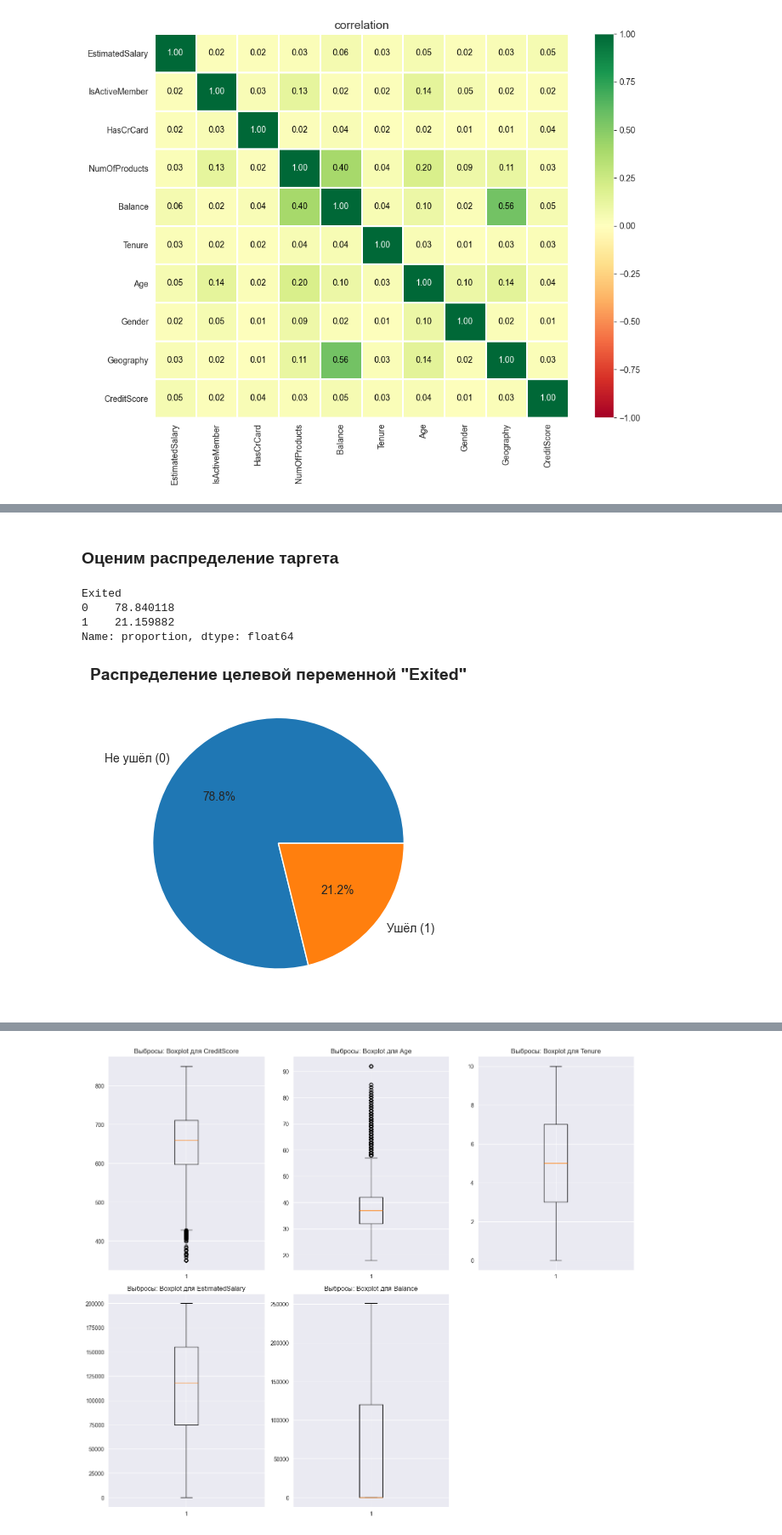
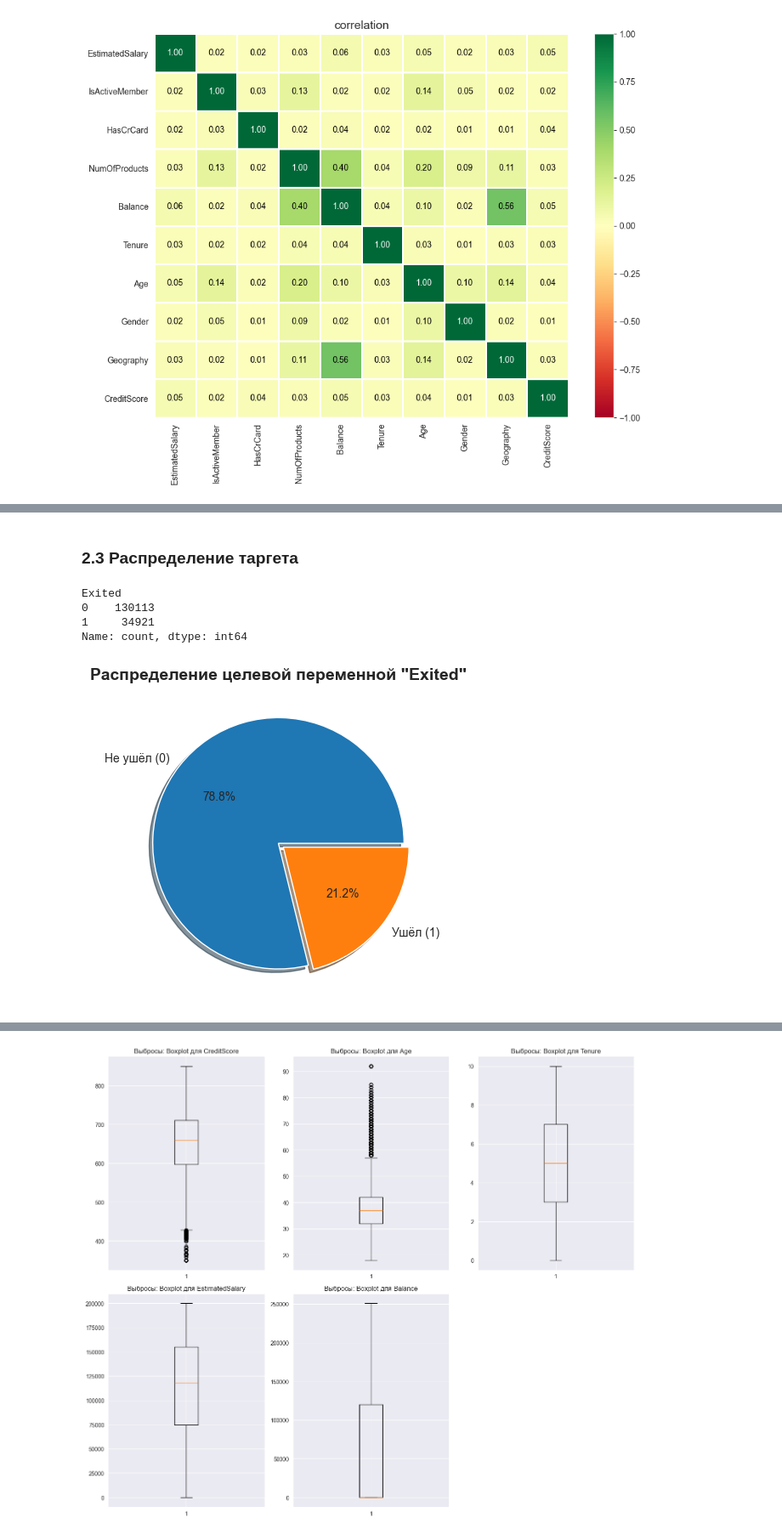
Before and after one commit to LinkiChmu/Bank_customer_churn_prediction, a Jupyter notebook: src/eda/eda.ipynb, the cells around one changed output, grey strips where cells are left out. Shown at 85% size. Drawn from its saved outputs; the diff is of its cells as text; code cells hidden in the pictures.

```diff
--- a/src/eda/eda.ipynb
+++ b/src/eda/eda.ipynb
@@ -150,20 +225,22 @@ interval columns not set, guessing: ['CreditScore', 'Age', 'Tenure', 'Balance',
 # %% [markdown]
-### Оценим распределение таргета
+### 2.3 Распределение таргета
 # %%
-print(df['Exited'].value_counts(normalize=True) * 100)
+print(df['Exited'].value_counts())
 # %% [output]
 Exited
-0    78.840118
-1    21.159882
-Name: proportion, dtype: float64
+0    130113
+1     34921
+Name: count, dtype: int64
 # %%
 counts = df['Exited'].value_counts()
 plt.pie(counts,
         labels=[f'Не ушёл ({counts.index[0]})', f'Ушёл ({counts.index[1]})'] if len(counts) == 2 else counts.index,
-        autopct='%1.1f%%')
+        autopct='%1.1f%%',
+        explode=(0, 0.05),
+        shadow=True,)
 plt.title('Распределение целевой переменной "Exited"', fontsize=14, fontweight='bold')
 plt.show()
 # %% [output]
-[figure, old version]
+[figure, new version]
 # %% [markdown]
 ### Вывод:
```
Also changed, not shown: parts of 13 cells of this notebook.
